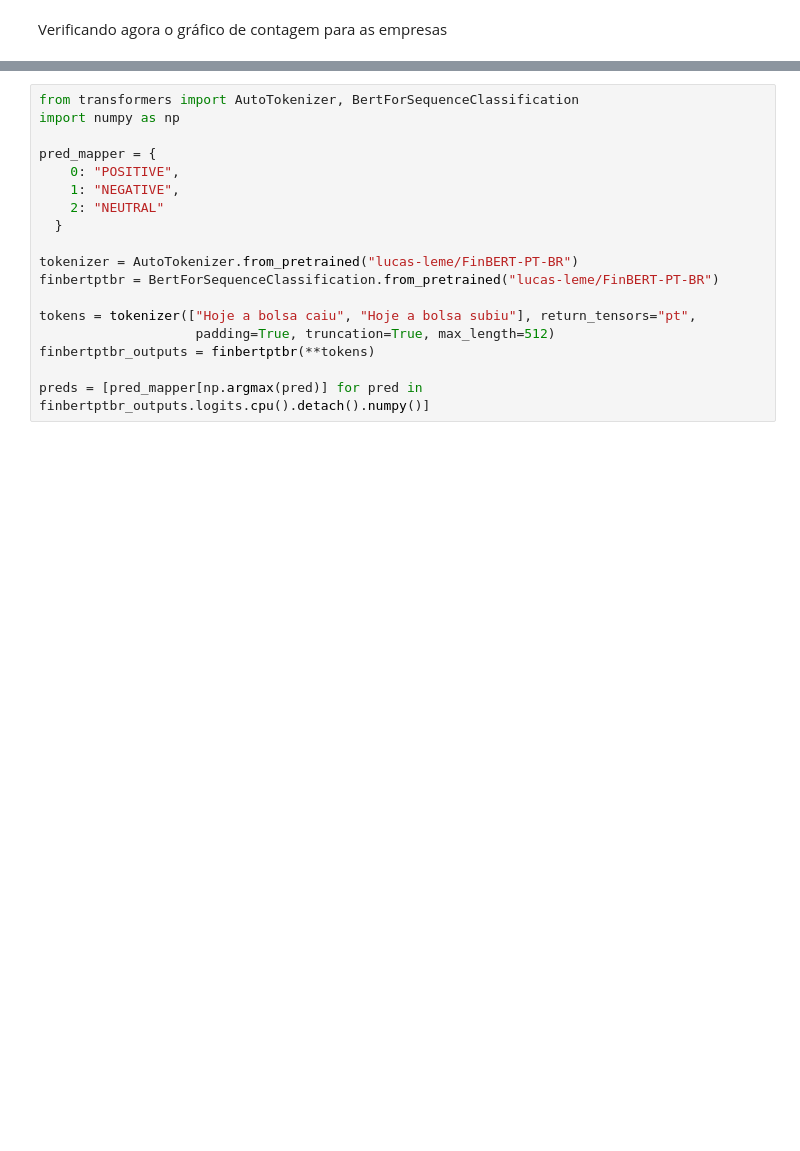
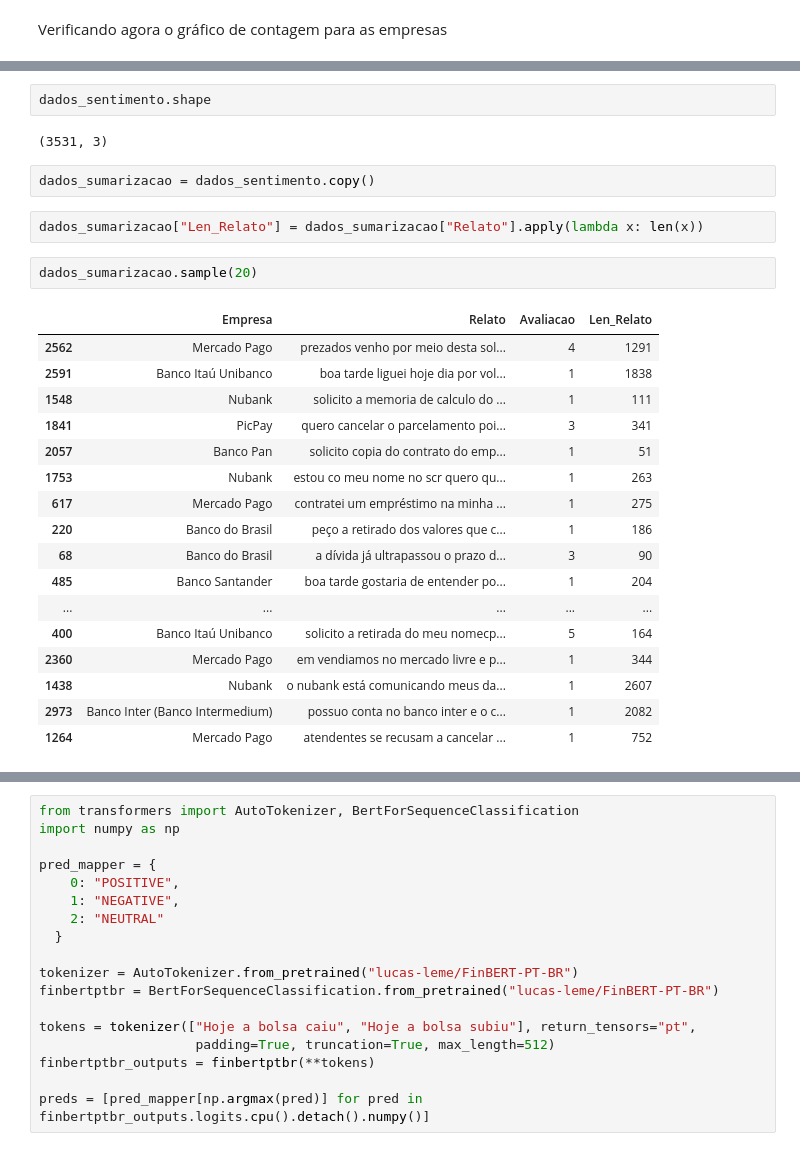
Before and after one commit to alyssonmontovanelli/PLN_Text_Analysis, a Jupyter notebook: PLN/sentiment_analysis.ipynb, the cells around one changed output, grey strips where cells are left out. Cells and saved outputs as stored; diff of their text form; blank space fills up the shorter version.

```diff
--- a/PLN/sentiment_analysis.ipynb
+++ b/PLN/sentiment_analysis.ipynb
@@ -64,0 +123,28 @@ plt.show()
+# %%
+dados_sentimento.shape
+# %% [output]
+(3531, 3)
+# %%
+dados_sumarizacao = dados_sentimento.copy()
+# %%
+dados_sumarizacao["Len_Relato"] = dados_sumarizacao["Relato"].apply(lambda x: len(x))
+# %%
+dados_sumarizacao.sample(20)
+# %% [output]
+|  | Empresa | Relato | Avaliacao | Len_Relato |
+| 2562 | Mercado Pago | prezados venho por meio desta sol... | 4 | 1291 |
+| 2591 | Banco Itaú Unibanco | boa tarde liguei hoje dia por vol... | 1 | 1838 |
+| 1548 | Nubank | solicito a memoria de calculo do ... | 1 | 111 |
+| 1841 | PicPay | quero cancelar o parcelamento poi... | 3 | 341 |
+| 2057 | Banco Pan | solicito copia do contrato do emp... | 1 | 51 |
+| 1753 | Nubank | estou co meu nome no scr quero qu... | 1 | 263 |
+| 617 | Mercado Pago | contratei um empréstimo na minha ... | 1 | 275 |
+| 220 | Banco do Brasil | peço a retirado dos valores que c... | 1 | 186 |
+| 68 | Banco do Brasil | a dívida já ultrapassou o prazo d... | 3 | 90 |
+| 485 | Banco Santander | boa tarde gostaria de entender po... | 1 | 204 |
+| ... | ... | ... | ... | ... |
+| 400 | Banco Itaú Unibanco | solicito a retirada do meu nomecp... | 5 | 164 |
+| 2360 | Mercado Pago | em vendiamos no mercado livre e p... | 1 | 344 |
+| 1438 | Nubank | o nubank está comunicando meus da... | 1 | 2607 |
+| 2973 | Banco Inter (Banco Intermedium) | possuo conta no banco inter e o c... | 1 | 2082 |
+| 1264 | Mercado Pago | atendentes se recusam a cancelar ... | 1 | 752 |
```
Also changed, not shown: parts of 11 cells of this notebook, 2 other files.
